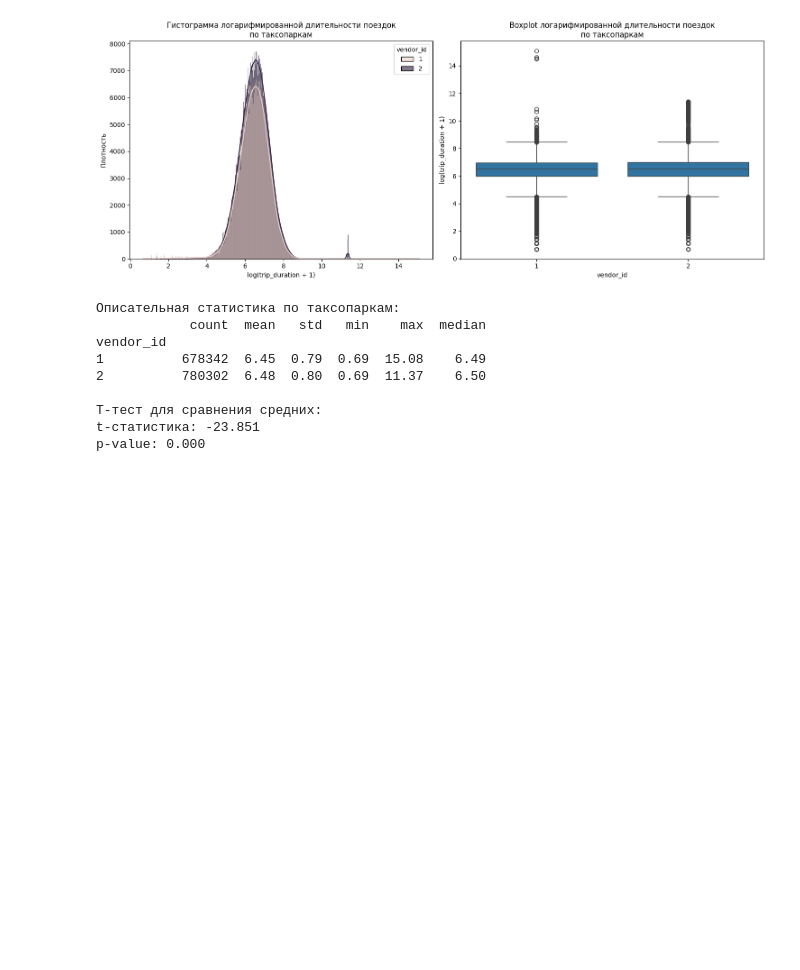
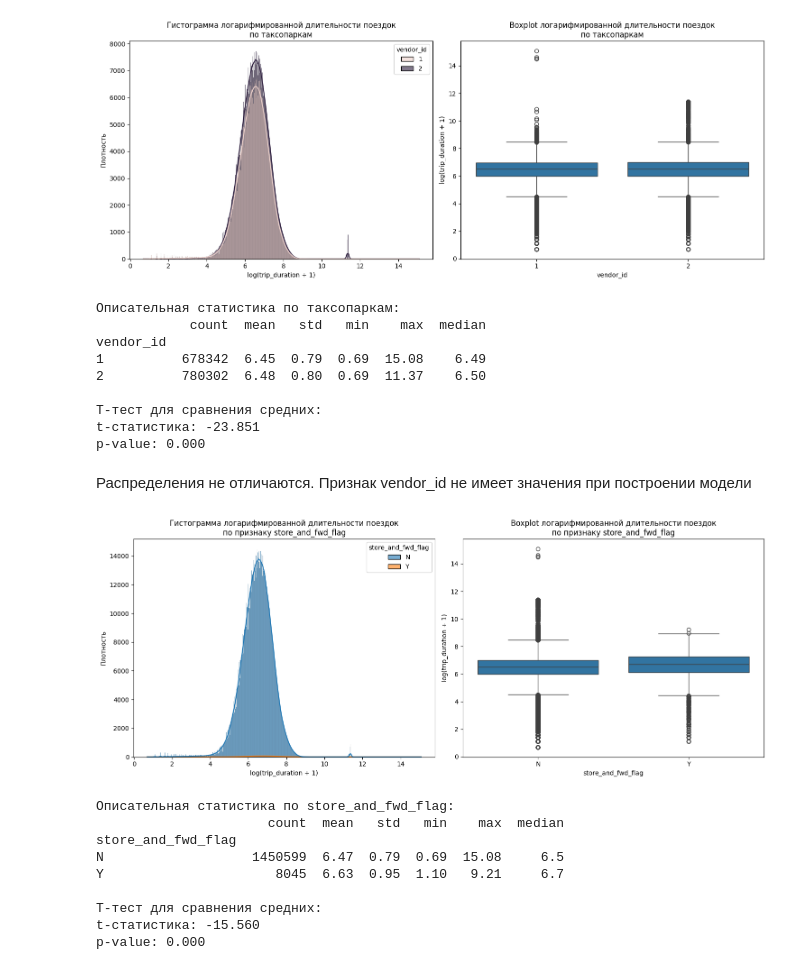
Before and after one commit to UlyanaGru/duration_taxiride, a Jupyter notebook: duration_taxiride.ipynb, the cells around one changed output. Cells and saved outputs as stored; diff of their text form; code cells hidden in the pictures; blank space fills up the shorter version.

```diff
--- a/duration_taxiride.ipynb
+++ b/duration_taxiride.ipynb
@@ -546,3 +546,46 @@ vendor_id
 T-тест для сравнения средних:
 t-статистика: -23.851
 p-value: 0.000
+# %% [markdown]
+Распределения не отличаются. Признак vendor_id не имеет значения при построении модели
+# %%
+#Создаем графики для сравнения распределений по store_and_fwd_flag
+fig, axes = plt.subplots(1, 2, figsize=(15, 6))
+#Гистограммы с KDE для каждого значения флага
+sns.histplot(data=taxi_data, x='trip_duration_log', hue='store_and_fwd_flag',
+             kde=True, alpha=0.6, ax=axes[0], common_norm=False)
+axes[0].set_title('Гистограмма логарифмированной длительности поездок\nпо признаку store_and_fwd_flag')
+axes[0].set_xlabel('log(trip_duration + 1)')
+axes[0].set_ylabel('Плотность')
+#Boxplot для каждого значения флага
+sns.boxplot(data=taxi_data, x='store_and_fwd_flag', y='trip_duration_log', ax=axes[1])
+axes[1].set_title('Boxplot логарифмированной длительности поездок\nпо признаку store_and_fwd_flag')
+axes[1].set_xlabel('store_and_fwd_flag')
+axes[1].set_ylabel('log(trip_duration + 1)')
+plt.tight_layout()
+plt.show()
+#Дополнительная статистика для сравнения
+print("Описательная статистика по store_and_fwd_flag:")
+flag_stats = taxi_data.groupby('store_and_fwd_flag')['trip_duration_log'].agg([
+    'count', 'mean', 'std', 'min', 'max', 'median'
+]).round(2)
+print(flag_stats)
+#Проверка статистической значимости различий
+flag_N = taxi_data[taxi_data['store_and_fwd_flag'] == 'N']['trip_duration_log']
+flag_Y = taxi_data[taxi_data['store_and_fwd_flag'] == 'Y']['trip_duration_log']
+#T-тест для сравнения средних
+t_stat, p_value = stats.ttest_ind(flag_N, flag_Y, equal_var=False)
+print(f"\nT-тест для сравнения средних:")
+print(f"t-статистика: {t_stat:.3f}")
+print(f"p-value: {p_value:.3f}")
+# %% [output]
+[figure, added]
+Описательная статистика по store_and_fwd_flag:
+                      count  mean   std   min    max  median
+store_and_fwd_flag
+N                   1450599  6.47  0.79  0.69  15.08     6.5
+Y                      8045  6.63  0.95  1.10   9.21     6.7
+
+T-тест для сравнения средних:
+t-статистика: -15.560
+p-value: 0.000
```
Also changed, not shown: parts of 3 cells of this notebook.
